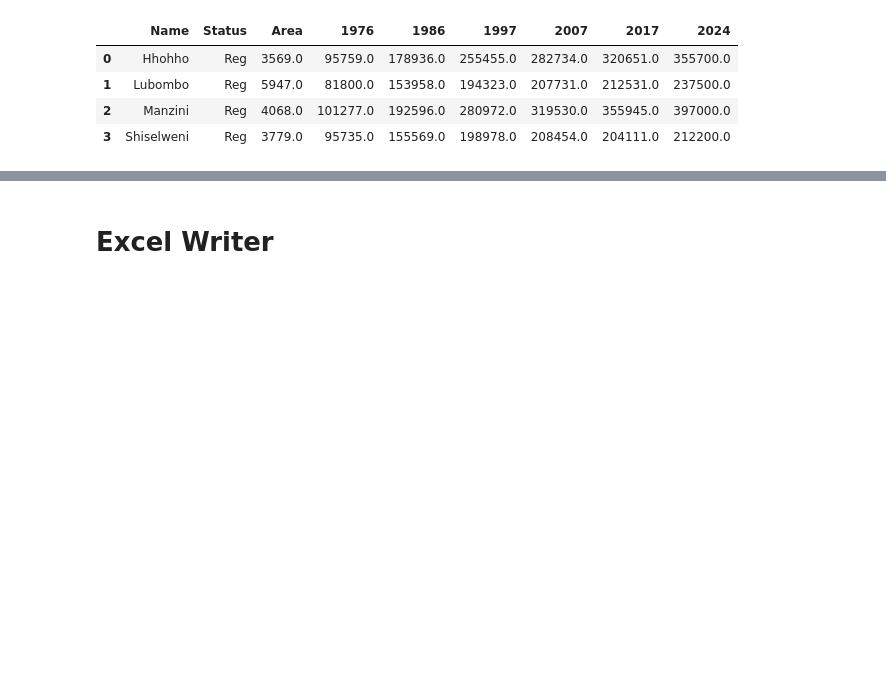
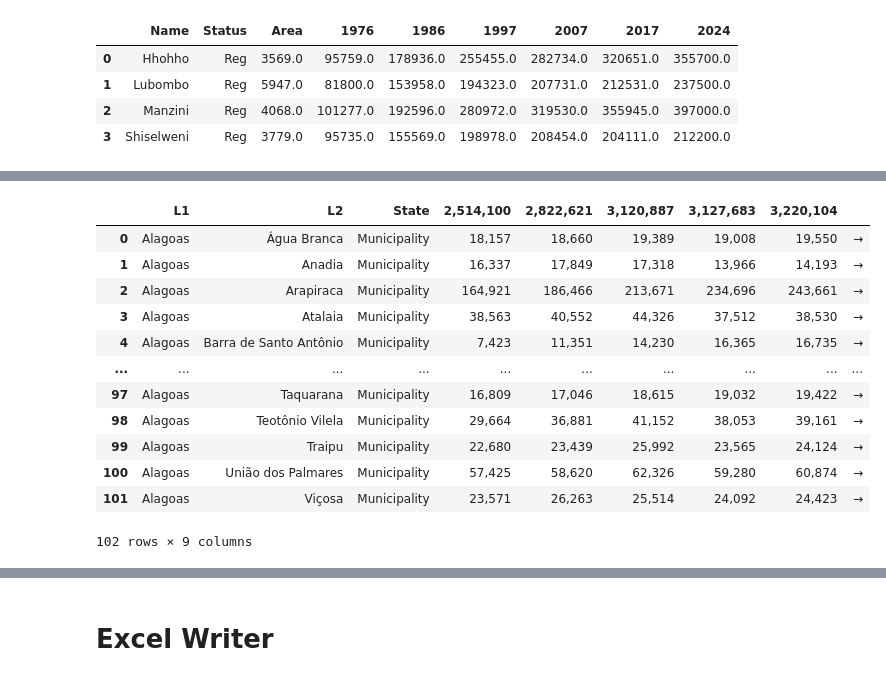
Before and after one commit to CabooseExia/Geospatial-practice, a Jupyter notebook: citypopulation_webscraper.ipynb, the cells around one changed output, grey strips where cells are left out. Saved outputs shown, nothing was run; the diff lists cells and outputs as text; code cells hidden in the pictures; blank space fills up the shorter version.

```diff
--- a/citypopulation_webscraper.ipynb
+++ b/citypopulation_webscraper.ipynb
@@ -435,0 +539,18 @@ eswatini_df
+# %%
+page = requests.get(f"https://www.citypopulation.de/en/brazil/regiaonordeste/admin/27__alagoas/")
+alagoas_df = make_df_l2(page)
+alagoas_df
+# %% [output]
+|  | L1 | L2 | State | 2,514,100 | 2,822,621 | 3,120,887 | 3,127,683 | 3,220,104 |  |
+| 0 | Alagoas | Água Branca | Municipality | 18,157 | 18,660 | 19,389 | 19,008 | 19,550 | → |
+| 1 | Alagoas | Anadia | Municipality | 16,337 | 17,849 | 17,318 | 13,966 | 14,193 | → |
+| 2 | Alagoas | Arapiraca | Municipality | 164,921 | 186,466 | 213,671 | 234,696 | 243,661 | → |
+| 3 | Alagoas | Atalaia | Municipality | 38,563 | 40,552 | 44,326 | 37,512 | 38,530 | → |
+| 4 | Alagoas | Barra de Santo Antônio | Municipality | 7,423 | 11,351 | 14,230 | 16,365 | 16,735 | → |
+| ... | ... | ... | ... | ... | ... | ... | ... | ... | ... |
+| 97 | Alagoas | Taquarana | Municipality | 16,809 | 17,046 | 18,615 | 19,032 | 19,422 | → |
+| 98 | Alagoas | Teotônio Vilela | Municipality | 29,664 | 36,881 | 41,152 | 38,053 | 39,161 | → |
+| 99 | Alagoas | Traipu | Municipality | 22,680 | 23,439 | 25,992 | 23,565 | 24,124 | → |
+| 100 | Alagoas | União dos Palmares | Municipality | 57,425 | 58,620 | 62,326 | 59,280 | 60,874 | → |
+| 101 | Alagoas | Viçosa | Municipality | 23,571 | 26,263 | 25,514 | 24,092 | 24,423 | → |
+102 rows × 9 columns
```
Also changed, not shown: parts of 9 cells of this notebook.
